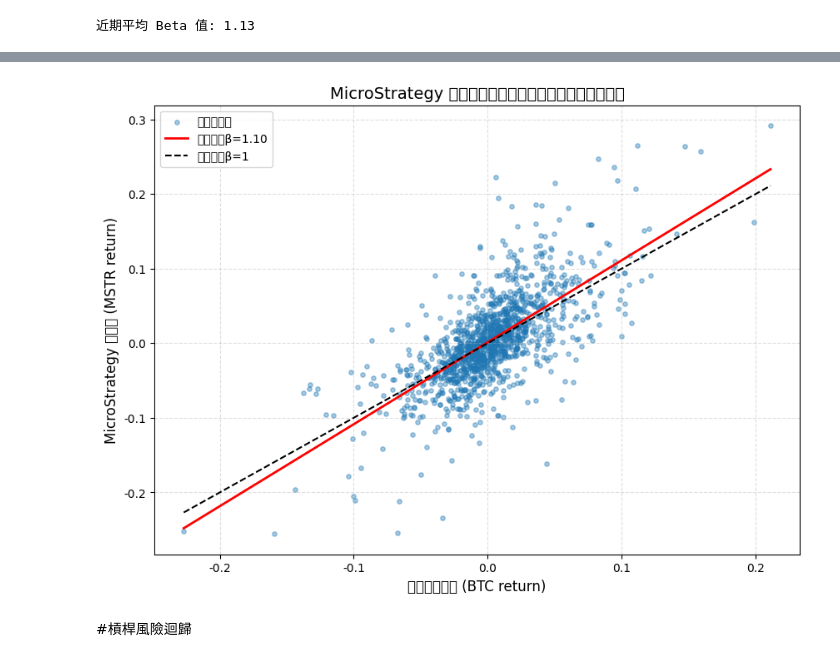
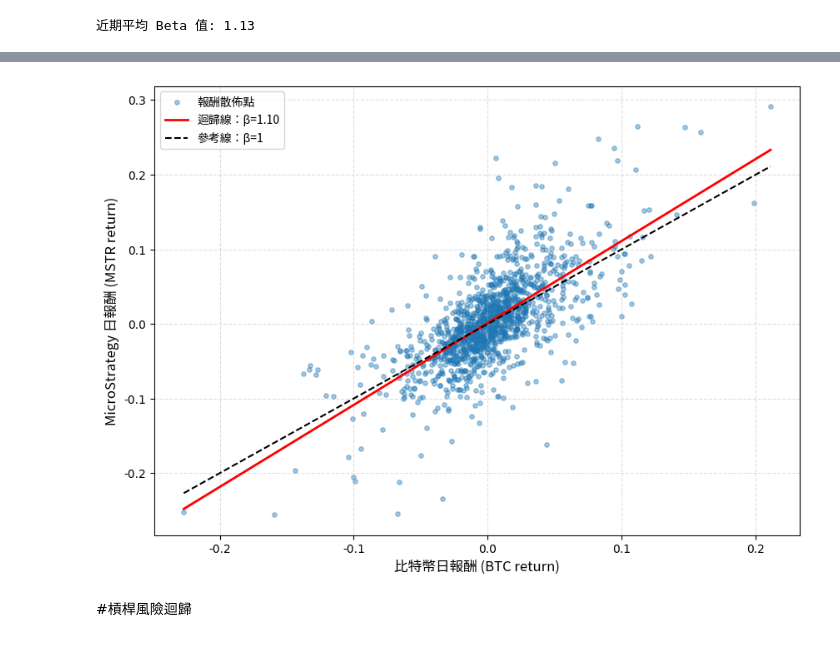
Before and after one commit to HackerJacky/Crypto-quantitative-analysis, a Jupyter notebook: crypto.ipynb, the cells around one changed output, grey strips where cells are left out. Drawn from its saved outputs; the diff is of its cells as text; code cells hidden in the pictures.

```diff
--- a/crypto.ipynb
+++ b/crypto.ipynb
@@ -733,10 +739,11 @@ print(f"近期平均 Beta 值: {rolling_beta.iloc[-1]:.2f}")
 [figure]
 近期平均 Beta 值: 1.13
 # %%
-import numpy as np
-import pandas as pd
-import matplotlib.pyplot as plt
 import statsmodels.api as sm
+from matplotlib.font_manager import FontProperties
+font_path = "/usr/share/fonts/opentype/noto/NotoSansCJK-Regular.ttc"
+myfont = FontProperties(fname=font_path)
+plt.rcParams['axes.unicode_minus'] = False  # 處理負號
 
 # ----------------------------------------
 # 1. 準備資料（假設 df_analysis 已經對齊日期）
@@ -776,14 +783,14 @@ y_hat = alpha + beta * x_vals
 plt.plot(x_vals, y_hat, color='red', linewidth=2, label=f'迴歸線：β={beta:.2f}')
 
 # 45 度 β = 1 的參考線
-plt.plot(x_vals, x_vals, color='black', linestyle='--', linewidth=1.5, label='參考線：β=1')
+plt.plot(x_vals, x_vals, color='black', linestyle='--', linewidth=1.5, label='參考線：β=1',)
 
 # 標題與座標軸
-plt.title("MicroStrategy 與比特幣日報酬散佈圖（含槓桿迴歸線）", fontsize=14)
-plt.xlabel("比特幣日報酬 (BTC return)", fontsize=12)
-plt.ylabel("MicroStrategy 日報酬 (MSTR return)", fontsize=12)
+#plt.title("MicroStrategy 與比特幣日報酬散佈圖（含槓桿迴歸線）", fontsize=14)
+plt.xlabel("比特幣日報酬 (BTC return)", fontsize=12,fontproperties=myfont)
+plt.ylabel("MicroStrategy 日報酬 (MSTR return)", fontsize=12,fontproperties=myfont)
 plt.grid(True, linestyle='--', alpha=0.4)
-plt.legend()
+plt.legend(prop=myfont, fontsize=10)
 
 # ----------------------------------------
 # 4. 匯出圖片
@@ -801,14 +808,14 @@ Time:                        07:58:49   Log-Likelihood:                 2312.9
 No. Observations:                1332   AIC:                            -4622.
 Df Residuals:                    1330   BIC:                            -4611.
 Df Model:                           1
 Covariance Type:            nonrobust
 ==============================================================================
 ... (11 lines left out)
 Notes:
 [1] Standard Errors assume that the covariance matrix of the errors is correctly specified.
 
 Estimated beta = 1.0987
-[figure, old version]
+[figure, new version]
 # %% [markdown]
 #槓桿風險迴歸
 # %%
```
Also changed, not shown: parts of 19 cells of this notebook.
